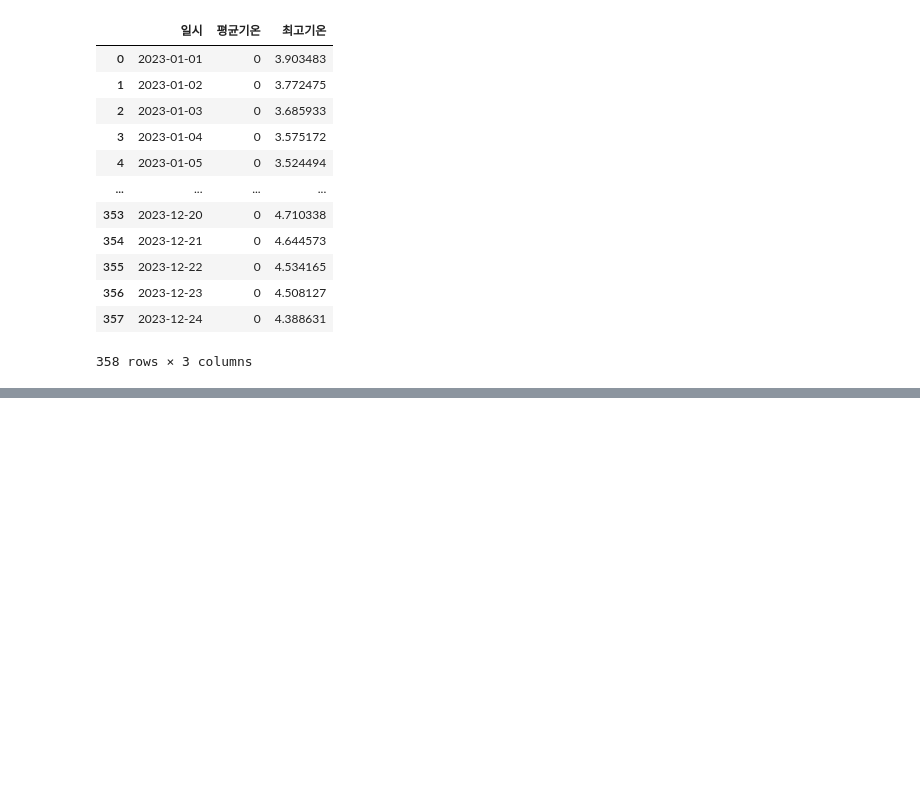
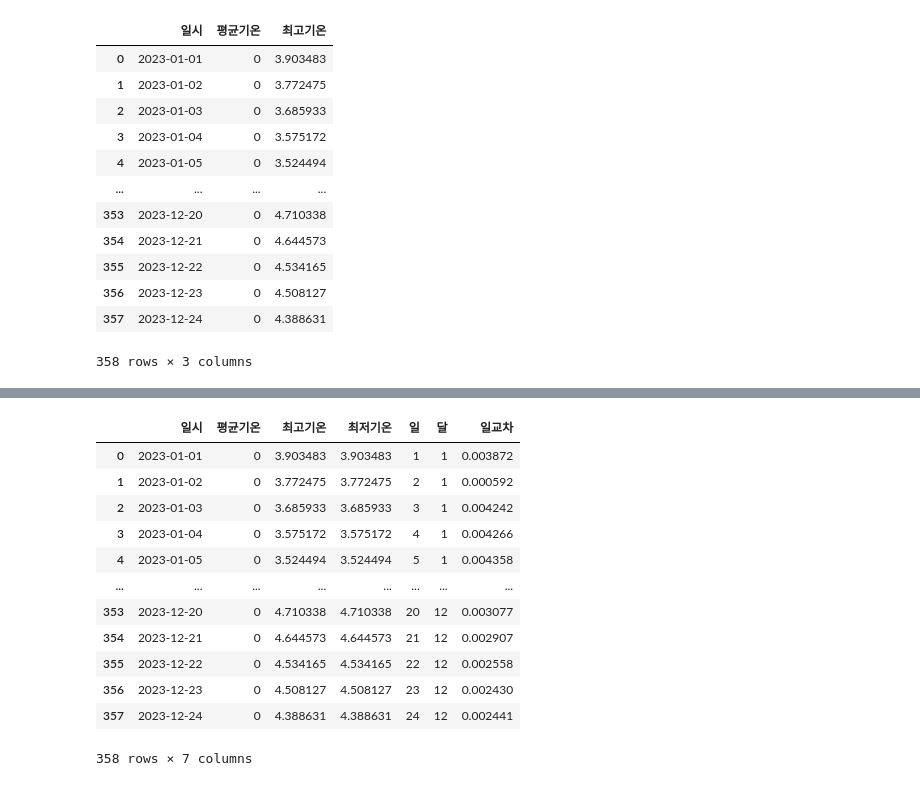
Before and after one commit to kimdyoc13/Dacon, a Jupyter notebook: code_write_KDY.ipynb, the cells around one changed output, grey strips where cells are left out. Cells and saved outputs as stored; diff of their text form; code cells hidden in the pictures; blank space fills up the shorter version.

```diff
--- a/code_write_KDY.ipynb
+++ b/code_write_KDY.ipynb
@@ -233,0 +532,9 @@ sub
+# %%
+# Initialize the Prophet model with logistic growth
+m = Prophet(seasonality_prior_scale=0.1)
+m.add_seasonality(name='semiannual', period=180, fourier_order=10)
+m.add_regressor('최고기온')
+m.add_regressor('최저기온')
+m.add_regressor('일')
+m.add_regressor('달')
+m.fit(train_df)
@@ -233,0 +545,2 @@ sub
+# %%
+future_data = m.make_future_dataframe(periods = 358, freq = 'd') #periods는 예측할 기간
@@ -233,0 +597,3 @@ sub
+# %%
+forecast_data = m.predict(future_data)
+forecast_data[['ds','yhat']].tail(5)
@@ -233,0 +607,18 @@ sub
+# %%
+sub['일교차'] = forecast_data.yhat[-358:].values
+# %%
+sub
+# %% [output]
+|  | 일시 | 평균기온 | 최고기온 | 최저기온 | 일 | 달 | 일교차 |
+| 0 | 2023-01-01 | 0 | 3.903483 | 3.903483 | 1 | 1 | 0.003872 |
+| 1 | 2023-01-02 | 0 | 3.772475 | 3.772475 | 2 | 1 | 0.000592 |
+| 2 | 2023-01-03 | 0 | 3.685933 | 3.685933 | 3 | 1 | 0.004242 |
+| 3 | 2023-01-04 | 0 | 3.575172 | 3.575172 | 4 | 1 | 0.004266 |
+| 4 | 2023-01-05 | 0 | 3.524494 | 3.524494 | 5 | 1 | 0.004358 |
+| ... | ... | ... | ... | ... | ... | ... | ... |
+| 353 | 2023-12-20 | 0 | 4.710338 | 4.710338 | 20 | 12 | 0.003077 |
+| 354 | 2023-12-21 | 0 | 4.644573 | 4.644573 | 21 | 12 | 0.002907 |
+| 355 | 2023-12-22 | 0 | 4.534165 | 4.534165 | 22 | 12 | 0.002558 |
+| 356 | 2023-12-23 | 0 | 4.508127 | 4.508127 | 23 | 12 | 0.002430 |
+| 357 | 2023-12-24 | 0 | 4.388631 | 4.388631 | 24 | 12 | 0.002441 |
+358 rows × 7 columns
```
Also changed, not shown: parts of 41 cells of this notebook.
